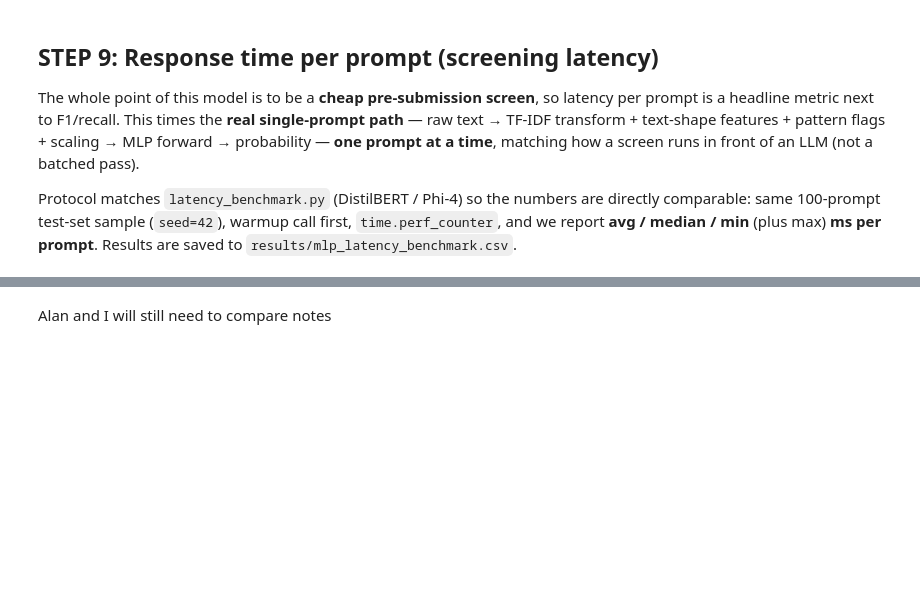
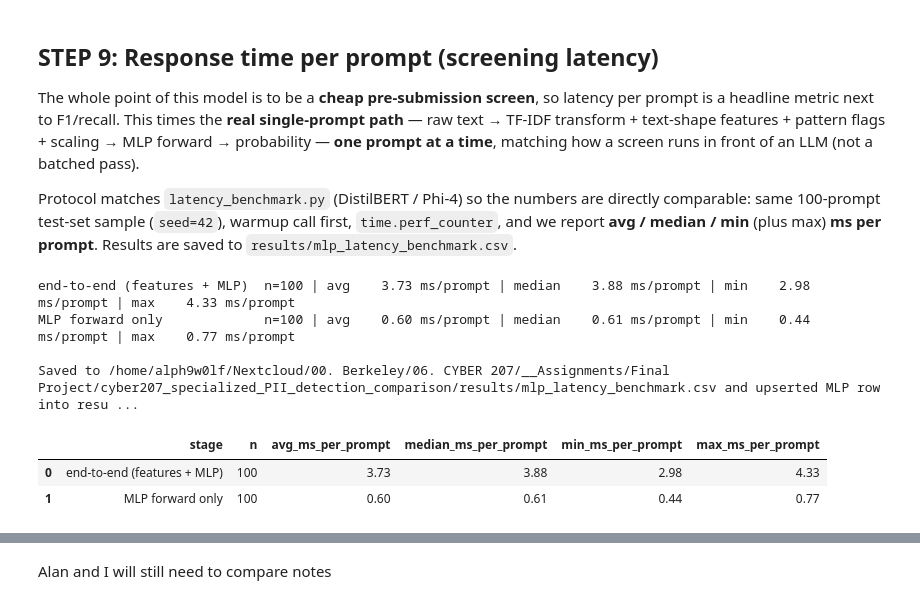
Before and after one commit to Cyber-207/cyber207_specialized_PII_detection_comparison, a Jupyter notebook: notebooks/04_neural_net.ipynb, the cells around one changed output, grey strips where cells are left out. Cells and saved outputs as stored; diff of their text form; code cells hidden in the pictures; blank space fills up the shorter version.

Commit message:
Eval and Error + Prompt Rollup

```diff
--- a/notebooks/04_neural_net.ipynb
+++ b/notebooks/04_neural_net.ipynb
@@ -584,31 +608,52 @@ def predict_one(x_sparse):
 model.eval()
 _ = predict_one(featurize_one("warmup prompt"))   # exclude first-call overhead from the timings
 
 pipeline_ms, forward_ms = [], []
 for text in texts:
     start = time.perf_counter()
     x = featurize_one(text)
     mid = time.perf_counter()
     predict_one(x)
     end = time.perf_counter()
     pipeline_ms.append((end - start) * 1000)     # full screen: featurize + forward
     forward_ms.append((end - mid) * 1000)        # model forward only
 
 def report(name, timings):
     print(f"{name:<28} n={len(timings)} | avg {mean(timings):7.2f} ms/prompt | "
           f"median {median(timings):7.2f} ms/prompt | min {min(timings):7.2f} ms/prompt | "
           f"max {max(timings):7.2f} ms/prompt")
     return {"stage": name, "n": len(timings),
             "avg_ms_per_prompt": round(mean(timings), 2),
             "median_ms_per_prompt": round(median(timings), 2),
             "min_ms_per_prompt": round(min(timings), 2),
             "max_ms_per_prompt": round(max(timings), 2)}
 
 stats = [report("end-to-end (features + MLP)", pipeline_ms),
          report("MLP forward only", forward_ms)]
 
 latency_df = pd.DataFrame(stats)
 out_csv = Path("../results/mlp_latency_benchmark.csv")   # notebook now lives in notebooks/
 latency_df.to_csv(out_csv, index=False)
-print("\nSaved to", out_csv.resolve(), "- compare against results/latency_benchmark.csv (DistilBERT / Phi-4)")
+
+# also upsert the end-to-end row into the SHARED latency file (same schema/protocol as the
+# DistilBERT / Phi-4 / classical rows) so Panel G in 06 reads one file for every model
+shared = Path("../results/latency_benchmark.csv")
+row = pd.DataFrame([{"model": "MLP (Neural Net)", "n": N_SAMPLES,
+                     "mean_ms": mean(pipeline_ms), "median_ms": median(pipeline_ms),
+                     "min_ms": min(pipeline_ms), "max_ms": max(pipeline_ms)}]).round(4)
+if shared.exists():
+    prev = pd.read_csv(shared)
+    prev = prev[prev["model"] != "MLP (Neural Net)"]
+    pd.concat([prev, row], ignore_index=True).to_csv(shared, index=False)
+else:
+    row.to_csv(shared, index=False)
+print("\nSaved to", out_csv.resolve(), "and upserted MLP row into results/latency_benchmark.csv")
 latency_df
+# %% [output]
+end-to-end (features + MLP)  n=100 | avg    3.73 ms/prompt | median    3.88 ms/prompt | min    2.98 ms/prompt | max    4.33 ms/prompt
+MLP forward only             n=100 | avg    0.60 ms/prompt | median    0.61 ms/prompt | min    0.44 ms/prompt | max    0.77 ms/prompt
+
+Saved to /home/alph9w0lf/Nextcloud/00. Berkeley/06. CYBER 207/__Assignments/Final Project/cyber207_specialized_PII_detection_comparison/results/mlp_latency_benchmark.csv and upserted MLP row into resu ...
+|  | stage | n | avg_ms_per_prompt | median_ms_per_prompt | min_ms_per_prompt | max_ms_per_prompt |
+| 0 | end-to-end (features + MLP) | 100 | 3.73 | 3.88 | 2.98 | 4.33 |
+| 1 | MLP forward only | 100 | 0.60 | 0.61 | 0.44 | 0.77 |
```
Also changed, not shown: parts of 6 cells of this notebook, 27 other files.
